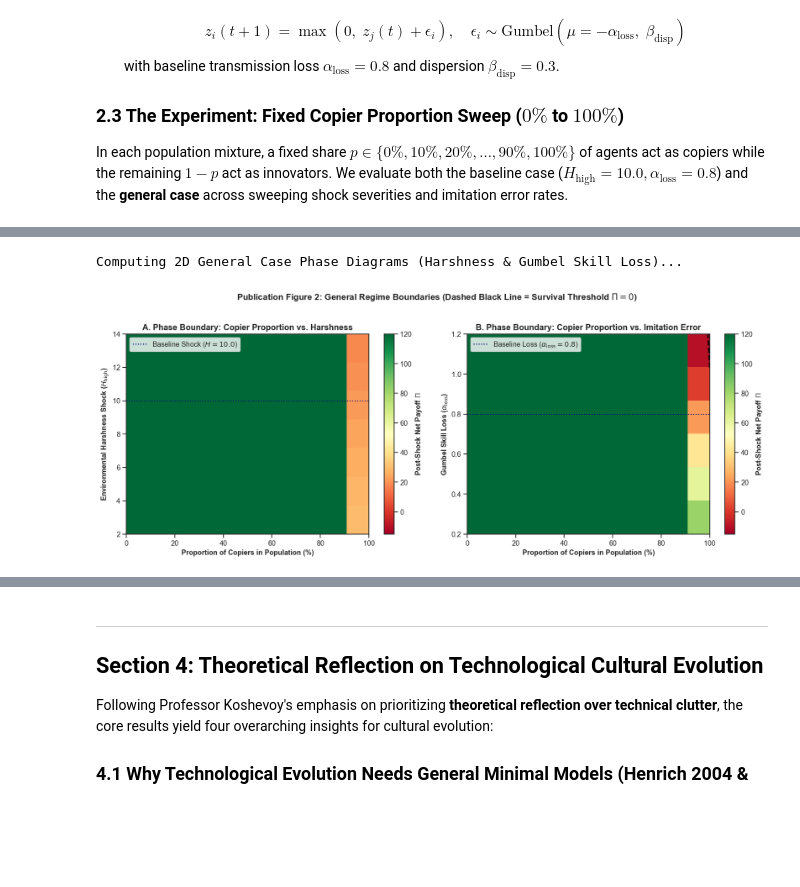
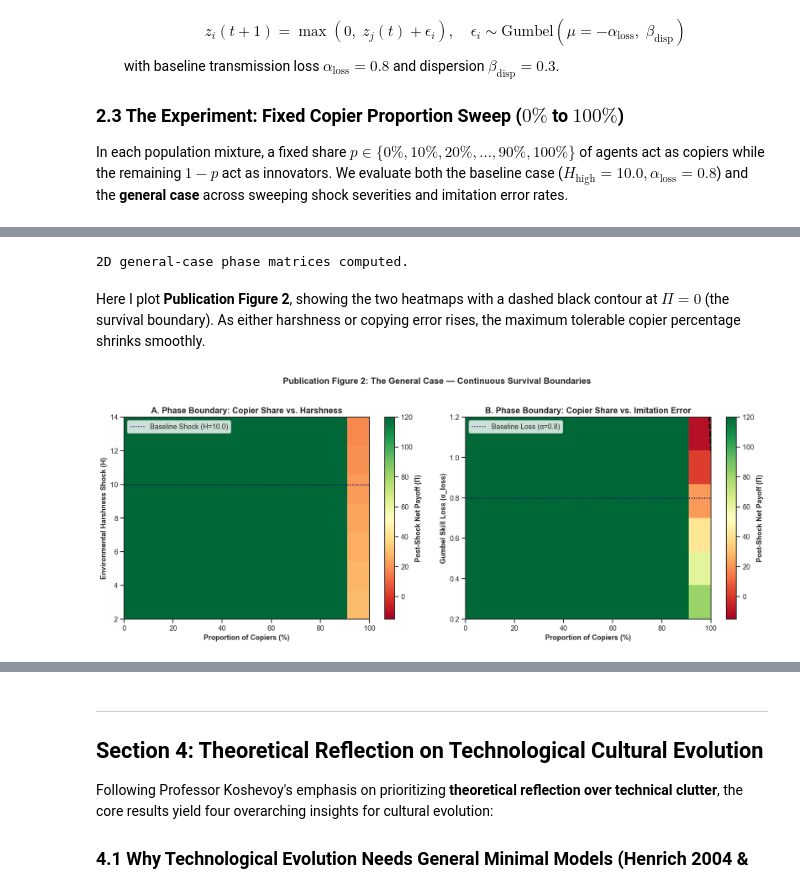
Before and after one commit to rares8283682/cultural-evolution-efficiency, a Jupyter notebook: cultural_evolution_project.ipynb, the cells around one changed output, grey strips where cells are left out. Cells and saved outputs as stored; diff of their text form; code cells hidden in the pictures; blank space fills up the shorter version.

```diff
--- a/cultural_evolution_project.ipynb
+++ b/cultural_evolution_project.ipynb
@@ -697,50 +340,52 @@ plt.show()
+# %%
+h_grid = [2.0, 4.0, 6.0, 8.0, 10.0, 12.0, 14.0]
+loss_grid = [0.2, 0.4, 0.6, 0.8, 1.0, 1.2]
+phase_seeds = np.random.default_rng(SEED + 888).integers(100000, 999999, size=20)
+
+mat_harsh = np.zeros((len(h_grid), len(copier_grid)))
+for i, h_val in enumerate(h_grid):
+    for j, p_copy in enumerate(copier_grid):
+        posts = [run_one_sim(p_copy, np.random.default_rng(s), h_high=h_val)[0][-1] for s in phase_seeds]
+        mat_harsh[i, j] = np.mean(posts)
+
+mat_loss = np.zeros((len(loss_grid), len(copier_grid)))
+for i, l_val in enumerate(loss_grid):
+    for j, p_copy in enumerate(copier_grid):
+        posts = [run_one_sim(p_copy, np.random.default_rng(s), loss_mu=l_val)[0][-1] for s in phase_seeds]
+        mat_loss[i, j] = np.mean(posts)
+
+print("2D general-case phase matrices computed.")
+# %% [output]
+2D general-case phase matrices computed.
+# %% [markdown]
+Here I plot **Publication Figure 2**, showing the two heatmaps with a dashed black contour at $\Pi = 0$ (the survival boundary). As either harshness or copying error rises, the maximum tolerable copier percentage shrinks smoothly.
 # %%
-# Code Block 4: Publication Figure 2 — General Case 2D Phase Diagrams
-print("Computing 2D General Case Phase Diagrams (Harshness & Gumbel Skill Loss)...")
-phase_res = arena.run_general_case_phase_diagram(n_runs=20)
+fig, axes = plt.subplots(1, 2, figsize=(15, 5.8))
+x_pcts = np.linspace(0, 100, len(copier_grid))
 
-copier_pcts_grid = np.array([int(round(p * 100)) for p in phase_res["copier_grid"]])
-harsh_grid = np.array(phase_res["harshness_grid"])
-loss_grid = np.array(phase_res["loss_grid"])
-
-mat_h = phase_res["payoff_vs_harshness"]
-mat_l = phase_res["payoff_vs_loss"]
-
-fig, axes = plt.subplots(1, 2, figsize=(15, 5.8))
-
-# Panel A: Harshness vs Copier Proportion
-vmax_h = max(abs(mat_h.min()), abs(mat_h.max()))
-im1 = axes[0].imshow(mat_h, origin="lower", aspect="auto", cmap="RdYlGn",
-                     extent=[0, 100, harsh_grid[0], harsh_grid[-1]], vmin=-15, vmax=120)
-axes[0].contour(np.linspace(0, 100, len(copier_pcts_grid)), harsh_grid, mat_h,
-                levels=[0.0], colors="black", linewidths=2.2, linestyles="--")
-cbar1 = plt.colorbar(im1, ax=axes[0])
-cbar1.set_label(r"Post-Shock Net Payoff $\Pi$", fontweight="bold")
-
-axes[0].axhline(10.0, color="navy", linestyle=":", lw=1.5, label="Baseline Shock ($H=10.0$)")
-axes[0].set_title("A. Phase Boundary: Copier Proportion vs. Harshness", fontweight="bold")
-axes[0].set_xlabel("Proportion of Copiers in Population (%)", fontweight="bold")
-axes[0].set_ylabel(r"Environmental Harshness Shock ($H_{\text{high}}$)", fontweight="bold")
+im1 = axes[0].imshow(mat_harsh, origin="lower", aspect="auto", cmap="RdYlGn",
+                     extent=[0, 100, h_grid[0], h_grid[-1]], vmin=-15, vmax=120)
+axes[0].contour(x_pcts, h_grid, mat_harsh, levels=[0.0], colors="black", linewidths=2.2, linestyles="--")
+plt.colorbar(im1, ax=axes[0]).set_label("Post-Shock Net Payoff (Π)", fontweight="bold")
+axes[0].axhline(10.0, color="navy", linestyle=":", lw=1.5, label="Baseline Shock (H=10.0)")
+axes[0].set_title("A. Phase Boundary: Copier Share vs. Harshness", fontweight="bold")
+axes[0].set_xlabel("Proportion of Copiers (%)", fontweight="bold")
+axes[0].set_ylabel("Environmental Harshness Shock (H)", fontweight="bold")
 axes[0].legend(loc="upper left", frameon=True)
 
-# Panel B: Gumbel Transmission Loss vs Copier Proportion
-im2 = axes[1].imshow(mat_l, origin="lower", aspect="auto", cmap="RdYlGn",
+im2 = axes[1].imshow(mat_loss, origin="lower", aspect="auto", cmap="RdYlGn",
                      extent=[0, 100, loss_grid[0], loss_grid[-1]], vmin=-15, vmax=120)
-axes[1].contour(np.linspace(0, 100, len(copier_pcts_grid)), loss_grid, mat_l,
-                levels=[0.0], colors="black", linewidths=2.2, linestyles="--")
-cbar2 = plt.colorbar(im2, ax=axes[1])
-cbar2.set_label(r"Post-Shock Net Payoff $\Pi$", fontweight="bold")
-
-axes[1].axhline(0.8, color="navy", linestyle=":", lw=1.5, label="Baseline Loss ($\\alpha_{\\text{loss}}=0.8$)")
-axes[1].set_title("B. Phase Boundary: Copier Proportion vs. Imitation Error", fontweight="bold")
-axes[1].set_xlabel("Proportion of Copiers in Population (%)", fontweight="bold")
-axes[1].set_ylabel(r"Gumbel Skill Loss ($\alpha_{\text{loss}}$)", fontweight="bold")
+axes[1].contour(x_pcts, loss_grid, mat_loss, levels=[0.0], colors="black", linewidths=2.2, linestyles="--")
+plt.colorbar(im2, ax=axes[1]).set_label("Post-Shock Net Payoff (Π)", fontweight="bold")
+axes[1].axhline(0.8, color="navy", linestyle=":", lw=1.5, label="Baseline Loss (α=0.8)")
+axes[1].set_title("B. Phase Boundary: Copier Share vs. Imitation Error", fontweight="bold")
+axes[1].set_xlabel("Proportion of Copiers (%)", fontweight="bold")
+axes[1].set_ylabel("Gumbel Skill Loss (α_loss)", fontweight="bold")
 axes[1].legend(loc="upper left", frameon=True)
 
-plt.suptitle(r"Publication Figure 2: General Regime Boundaries (Dashed Black Line = Survival Threshold $\Pi = 0$)",
+plt.suptitle("Publication Figure 2: The General Case — Continuous Survival Boundaries",
              fontsize=13.5, fontweight="bold", y=1.02)
 plt.tight_layout()
 plt.show()
 # %% [output]
-Computing 2D General Case Phase Diagrams (Harshness & Gumbel Skill Loss)...
-[figure, old version]
+[figure, new version]
```
Also changed, not shown: parts of 59 cells of this notebook, 1 other file.
